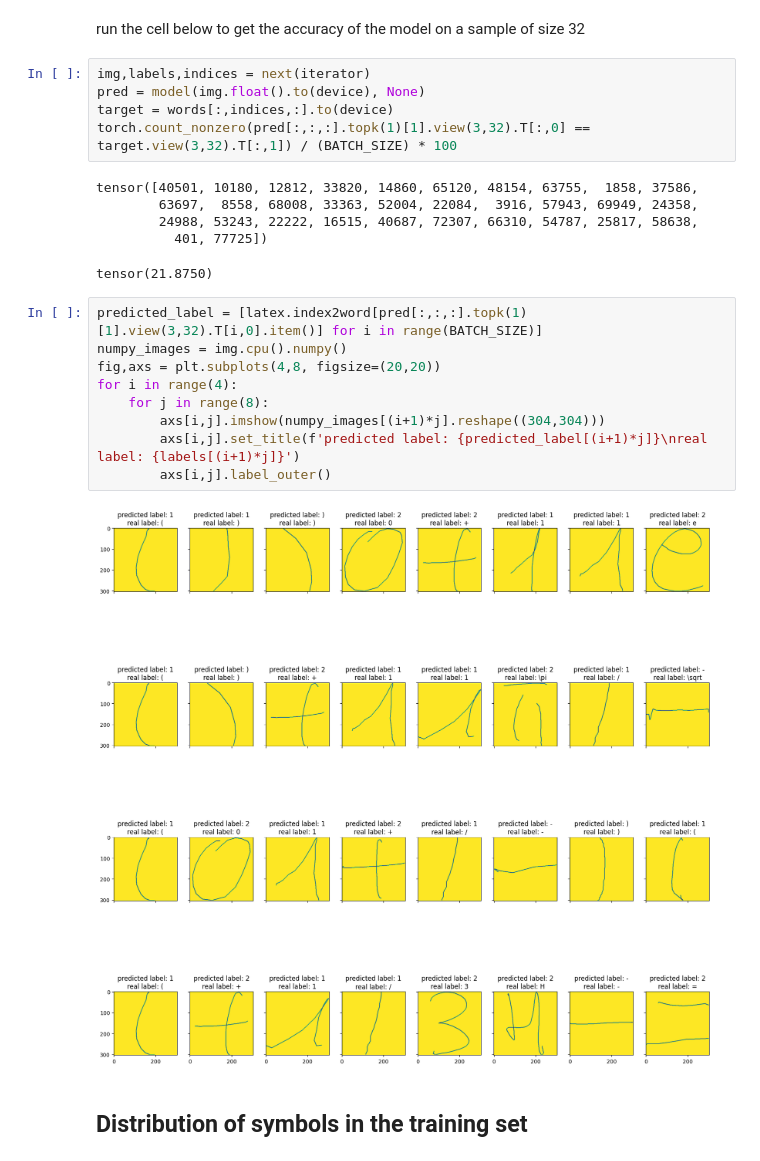
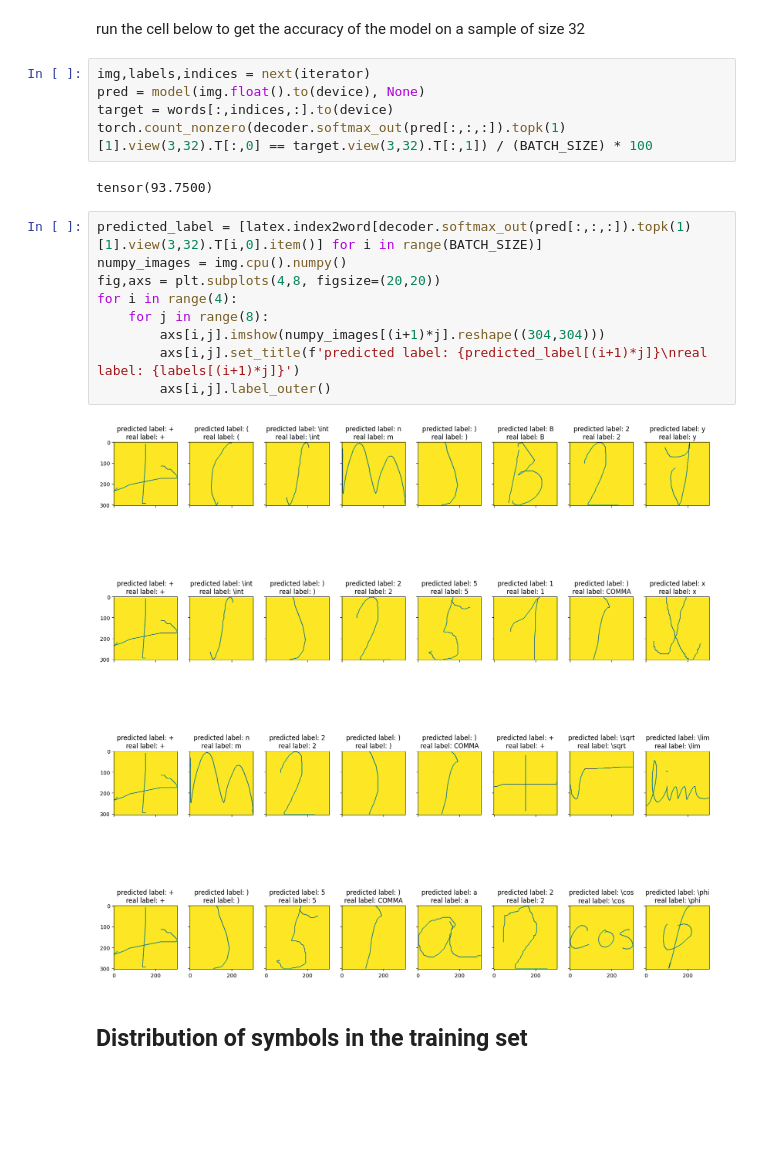
Before and after one commit to fredpell1/Handwritten-Math-Expression-Recognition, a Jupyter notebook: src/testingdemoSymbols.ipynb, the cells around one changed output. Saved outputs shown, nothing was run; the diff lists cells and outputs as text; blank space fills up the shorter version.

```diff
--- a/src/testingdemoSymbols.ipynb
+++ b/src/testingdemoSymbols.ipynb
@@ -46,24 +46,20 @@ run the cell below to get the accuracy of the model on a sample of size 32
 img,labels,indices = next(iterator)
 pred = model(img.float().to(device), None)
 target = words[:,indices,:].to(device)
-torch.count_nonzero(pred[:,:,:].topk(1)[1].view(3,32).T[:,0] == target.view(3,32).T[:,1]) / (BATCH_SIZE) * 100
+torch.count_nonzero(decoder.softmax_out(pred[:,:,:]).topk(1)[1].view(3,32).T[:,0] == target.view(3,32).T[:,1]) / (BATCH_SIZE) * 100
 # %% [output]
-tensor([40501, 10180, 12812, 33820, 14860, 65120, 48154, 63755,  1858, 37586,
-        63697,  8558, 68008, 33363, 52004, 22084,  3916, 57943, 69949, 24358,
-        24988, 53243, 22222, 16515, 40687, 72307, 66310, 54787, 25817, 58638,
-          401, 77725])
+tensor(93.7500)
-tensor(21.8750)
 # %%
-predicted_label = [latex.index2word[pred[:,:,:].topk(1)[1].view(3,32).T[i,0].item()] for i in range(BATCH_SIZE)]
+predicted_label = [latex.index2word[decoder.softmax_out(pred[:,:,:]).topk(1)[1].view(3,32).T[i,0].item()] for i in range(BATCH_SIZE)]
 numpy_images = img.cpu().numpy()
 fig,axs = plt.subplots(4,8, figsize=(20,20))
 for i in range(4):
     for j in range(8):
         axs[i,j].imshow(numpy_images[(i+1)*j].reshape((304,304)))
         axs[i,j].set_title(f'predicted label: {predicted_label[(i+1)*j]}\nreal label: {labels[(i+1)*j]}')
         axs[i,j].label_outer()
 # %% [output]
-[figure, old version]
+[figure, new version]
 # %% [markdown]
 ## Distribution of symbols in the training set
 # %%
```
Also changed, not shown: parts of 3 cells of this notebook, 4 other files.
